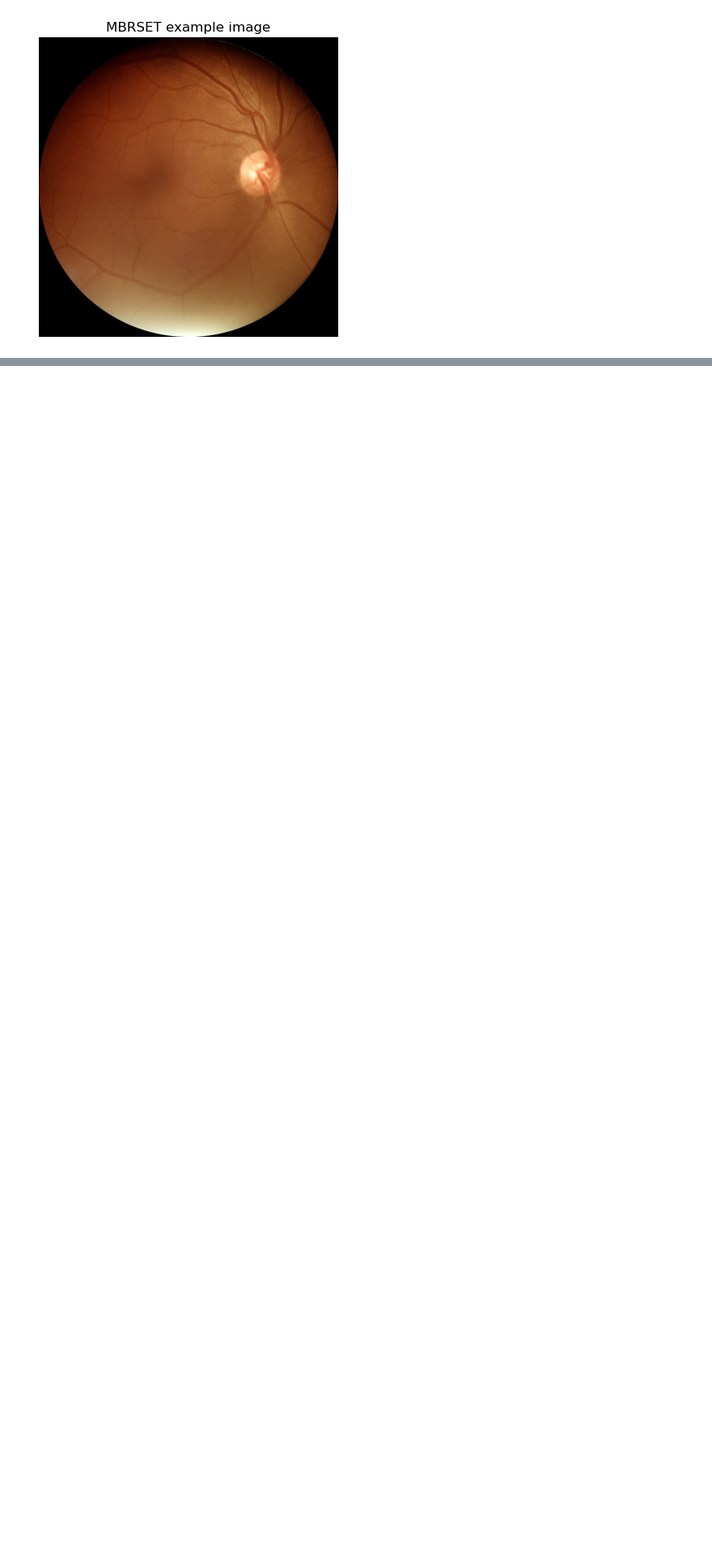
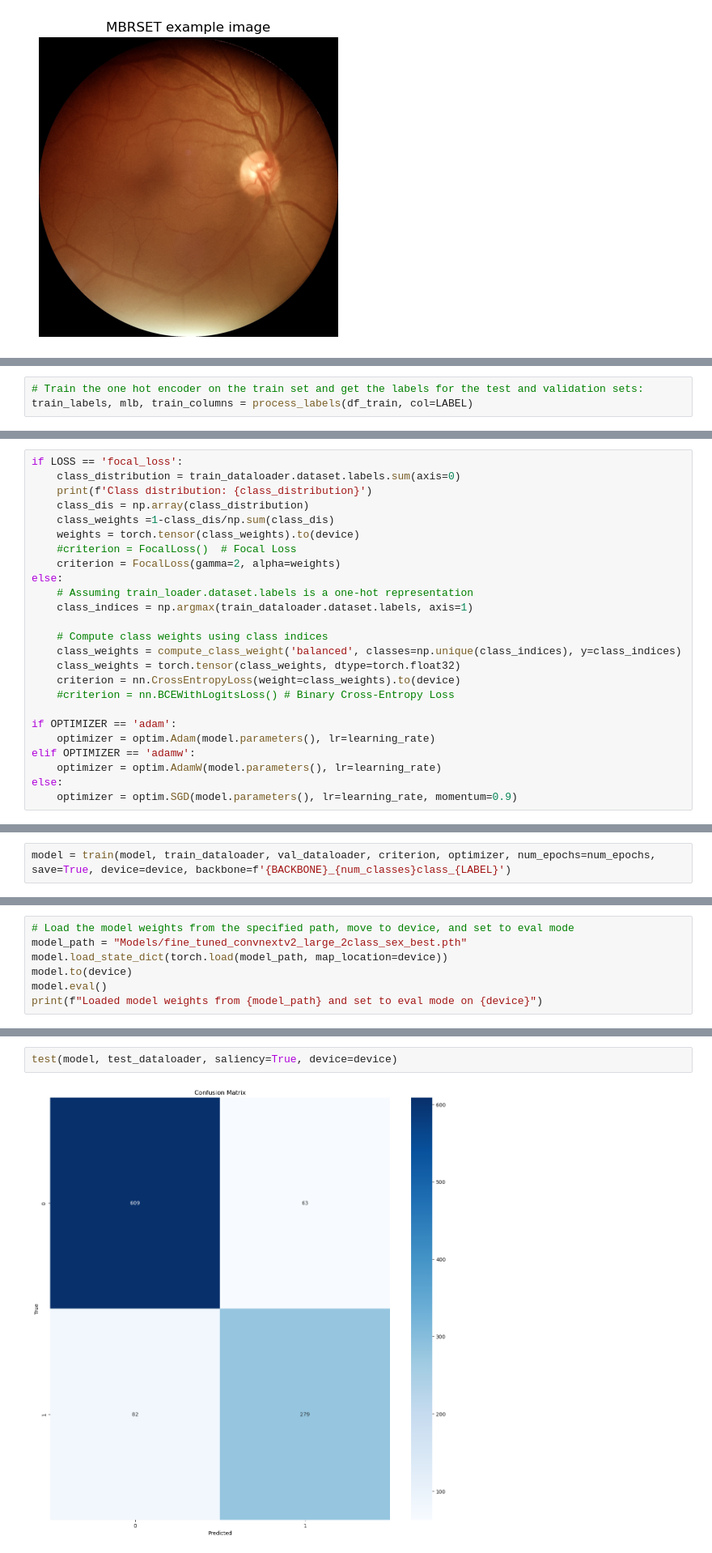
Before and after one commit to ren-e1011/labcourse, a Jupyter notebook: E14.ipynb, the cells around one changed output, grey strips where cells are left out. Shown at 81% size. Saved outputs shown, nothing was run; the diff lists cells and outputs as text; blank space fills up the shorter version.

```diff
--- a/E14.ipynb
+++ b/E14.ipynb
@@ -317,0 +460,3 @@ plt.show()
+# %%
+# Train the one hot encoder on the train set and get the labels for the test and validation sets:
+train_labels, mlb, train_columns = process_labels(df_train, col=LABEL)
@@ -317,0 +553,25 @@ plt.show()
+# %%
+if LOSS == 'focal_loss':
+    class_distribution = train_dataloader.dataset.labels.sum(axis=0)
+    print(f'Class distribution: {class_distribution}')
+    class_dis = np.array(class_distribution)
+    class_weights =1-class_dis/np.sum(class_dis)
+    weights = torch.tensor(class_weights).to(device)
+    #criterion = FocalLoss()  # Focal Loss
+    criterion = FocalLoss(gamma=2, alpha=weights)
+else:
+    # Assuming train_loader.dataset.labels is a one-hot representation
+    class_indices = np.argmax(train_dataloader.dataset.labels, axis=1)
+
+    # Compute class weights using class indices
+    class_weights = compute_class_weight('balanced', classes=np.unique(class_indices), y=class_indices)
+    class_weights = torch.tensor(class_weights, dtype=torch.float32)
+    criterion = nn.CrossEntropyLoss(weight=class_weights).to(device)
+    #criterion = nn.BCEWithLogitsLoss() # Binary Cross-Entropy Loss
+
+if OPTIMIZER == 'adam':
+    optimizer = optim.Adam(model.parameters(), lr=learning_rate)
+elif OPTIMIZER == 'adamw':
+    optimizer = optim.AdamW(model.parameters(), lr=learning_rate)
+else:
+    optimizer = optim.SGD(model.parameters(), lr=learning_rate, momentum=0.9)
@@ -317,0 +580,2 @@ plt.show()
+# %%
+model = train(model, train_dataloader, val_dataloader, criterion, optimizer, num_epochs=num_epochs, save=True, device=device, backbone=f'{BACKBONE}_{num_classes}class_{LABEL}')
@@ -317,0 +622,7 @@ plt.show()
+# %%
+# Load the model weights from the specified path, move to device, and set to eval mode
+model_path = "Models/fine_tuned_convnextv2_large_2class_sex_best.pth"
+model.load_state_dict(torch.load(model_path, map_location=device))
+model.to(device)
+model.eval()
+print(f"Loaded model weights from {model_path} and set to eval mode on {device}")
@@ -317,0 +638,4 @@ plt.show()
+# %%
+test(model, test_dataloader, saliency=True, device=device)
+# %% [output]
+[figure, added]
```
Also changed, not shown: parts of 48 cells of this notebook, 2 other files.
